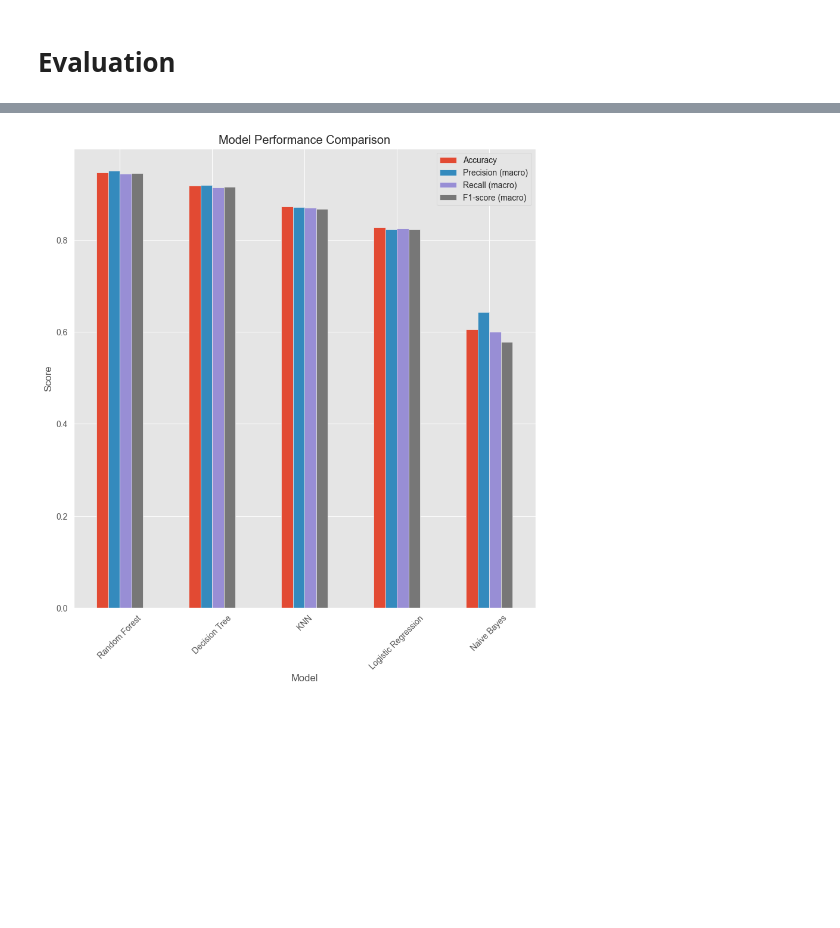
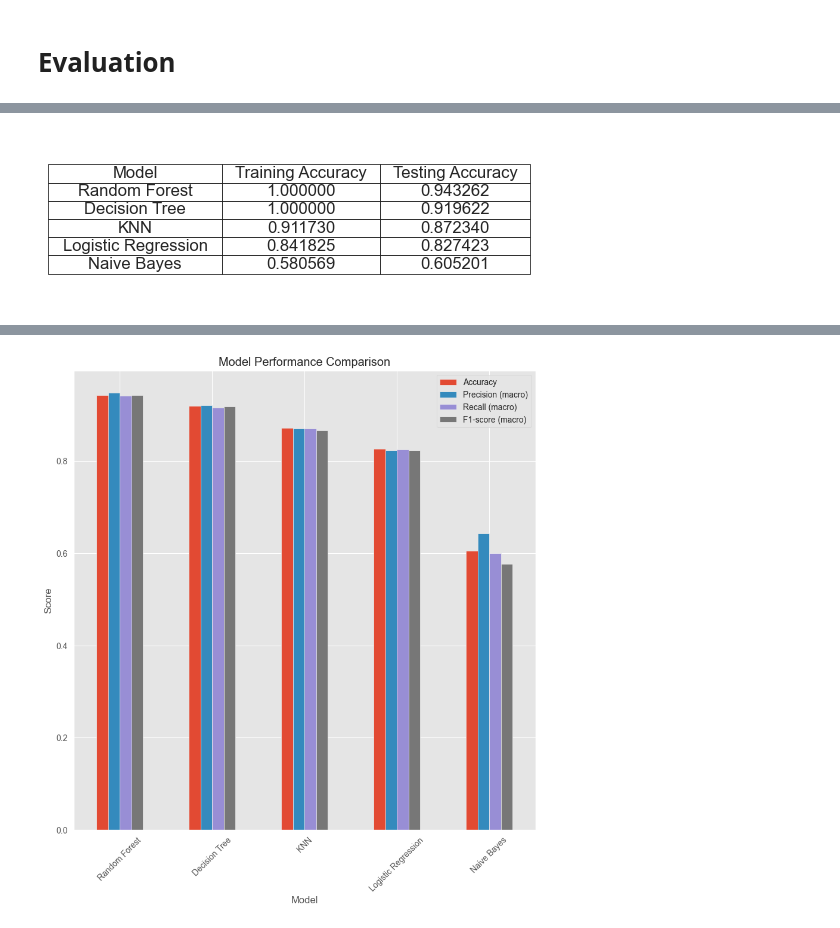
Before and after one commit to ratul-d/obesity-level-prediction, a Jupyter notebook: jupyter_notebooks/02_ml_modeling.ipynb, the cells around one changed output, grey strips where cells are left out. Cells and saved outputs as stored; diff of their text form; code cells hidden in the pictures; blank space fills up the shorter version.

```diff
--- a/jupyter_notebooks/02_ml_modeling.ipynb
+++ b/jupyter_notebooks/02_ml_modeling.ipynb
@@ -441,6 +441,54 @@ summary_df
 | 2 | KNN | 0.872340 | 0.871338 | 0.870338 | 0.866557 |
 | 3 | Logistic Regression | 0.827423 | 0.822852 | 0.824939 | 0.822598 |
 | 4 | Naive Bayes | 0.605201 | 0.643237 | 0.600528 | 0.577669 |
+# %%
+models = ['Random Forest', 'Decision Tree', 'KNN', 'Logistic Regression', 'Naive Bayes']
+
+train_accuracies = [
+    accuracy_score(y_train, y_train_pred_rf),
+    accuracy_score(y_train, y_train_pred_dt),
+    accuracy_score(y_train, y_train_pred_knn),
+    accuracy_score(y_train, y_train_pred_lr),
+    accuracy_score(y_train, y_train_pred_nb)
+]
+
+test_accuracies = [
+    accuracy_score(y_test, y_test_pred_rf),
+    accuracy_score(y_test, y_test_pred_dt),
+    accuracy_score(y_test, y_test_pred_knn),
+    accuracy_score(y_test, y_test_pred_lr),
+    accuracy_score(y_test, y_test_pred_nb)
+]
+
+summary_train_test = pd.DataFrame({
+    'Model': models,
+    'Training Accuracy': train_accuracies,
+    'Testing Accuracy': test_accuracies
+})
+
+formatted_data = summary_train_test.copy()
+for col in ['Training Accuracy', 'Testing Accuracy']:
+    formatted_data[col] = formatted_data[col].apply(lambda x: f"{x:.6f}")
+
+fig, ax = plt.subplots(figsize=(5, 0 + len(formatted_data) * 0.38))
+ax.axis('off')
+
+table = ax.table(
+    cellText=formatted_data.values,
+    colLabels=formatted_data.columns,
+    cellLoc='center',
+    loc='center'
+)
+
+table.auto_set_font_size(False)
+table.set_fontsize(12)
+table.auto_set_column_width(col=list(range(len(formatted_data.columns))))
+
+plt.tight_layout()
+plt.savefig('../results/accuracy_figures/Model TRAIN-TEST Accuracies.png', dpi=300)
+plt.show()
+# %% [output]
+[figure, added]
 # %%
 formatted_data = summary_df.copy()
 for col in ['Accuracy', 'Precision (macro)', 'Recall (macro)', 'F1-score (macro)']:
```
Also changed, not shown: parts of 8 cells of this notebook, 15 other files.
